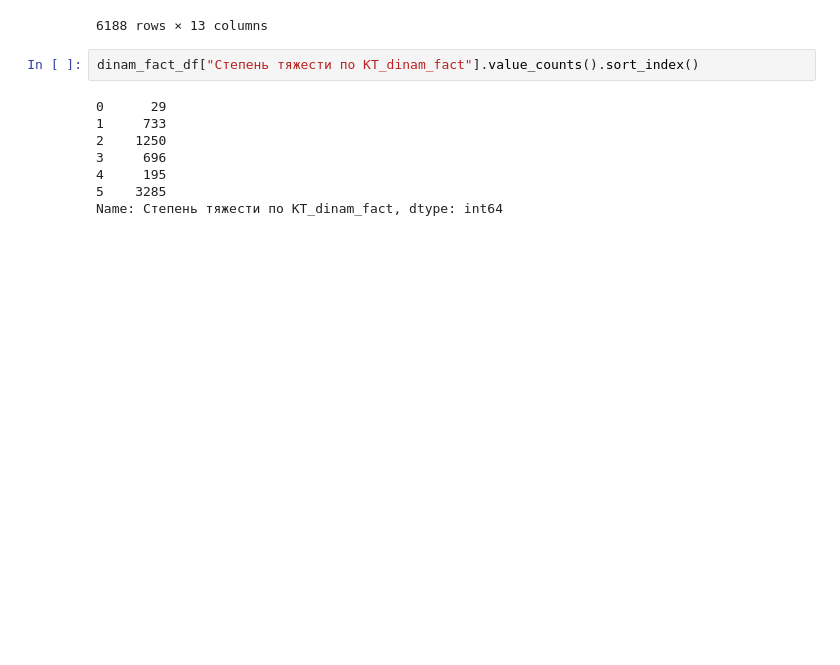
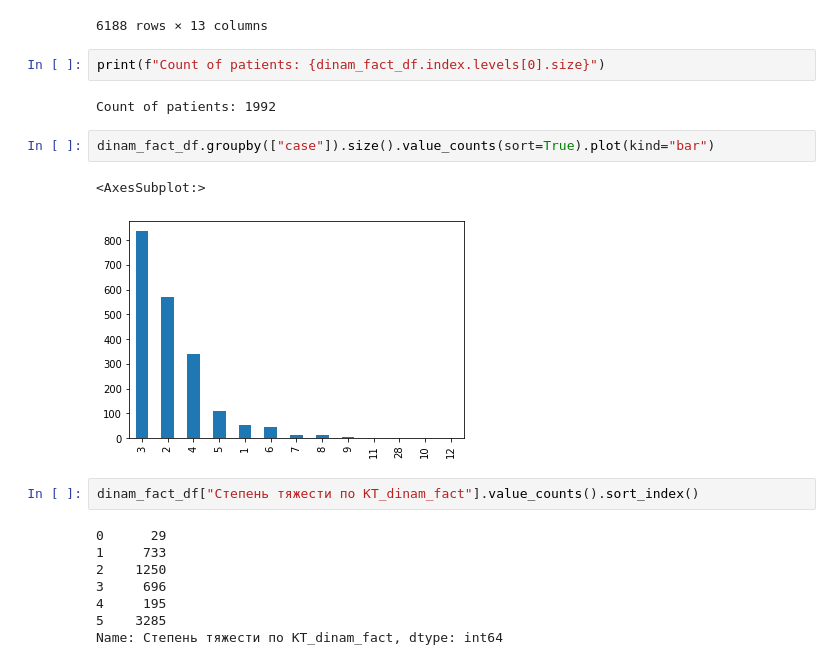
Before and after one commit to geniusserg/CovidPredict, a Jupyter notebook: data_analysis.ipynb, the cells around one changed output. Drawn from its saved outputs; the diff is of its cells as text; blank space fills up the shorter version.

```diff
--- a/data_analysis.ipynb
+++ b/data_analysis.ipynb
@@ -222,6 +222,15 @@ dinam_fact_df
 |  | 1 | 36.9 | 1.60 | 60.80 | 75.0 | 16.0 | ... |
 |  | 2 | 36.6 | 3.45 | 17.20 | NaN | 15.0 | ... |
 6188 rows × 13 columns
+# %%
+print(f"Count of patients: {dinam_fact_df.index.levels[0].size}")
+# %% [output]
+Count of patients: 1992
+# %%
+dinam_fact_df.groupby(["case"]).size().value_counts(sort=True).plot(kind="bar")
+# %% [output]
+<AxesSubplot:>
+[figure, added]
 # %%
 dinam_fact_df["Cтепень тяжести по КТ_dinam_fact"].value_counts().sort_index()
 # %% [output]
```
Also changed, not shown: parts of 24 cells of this notebook, 11 other files.
